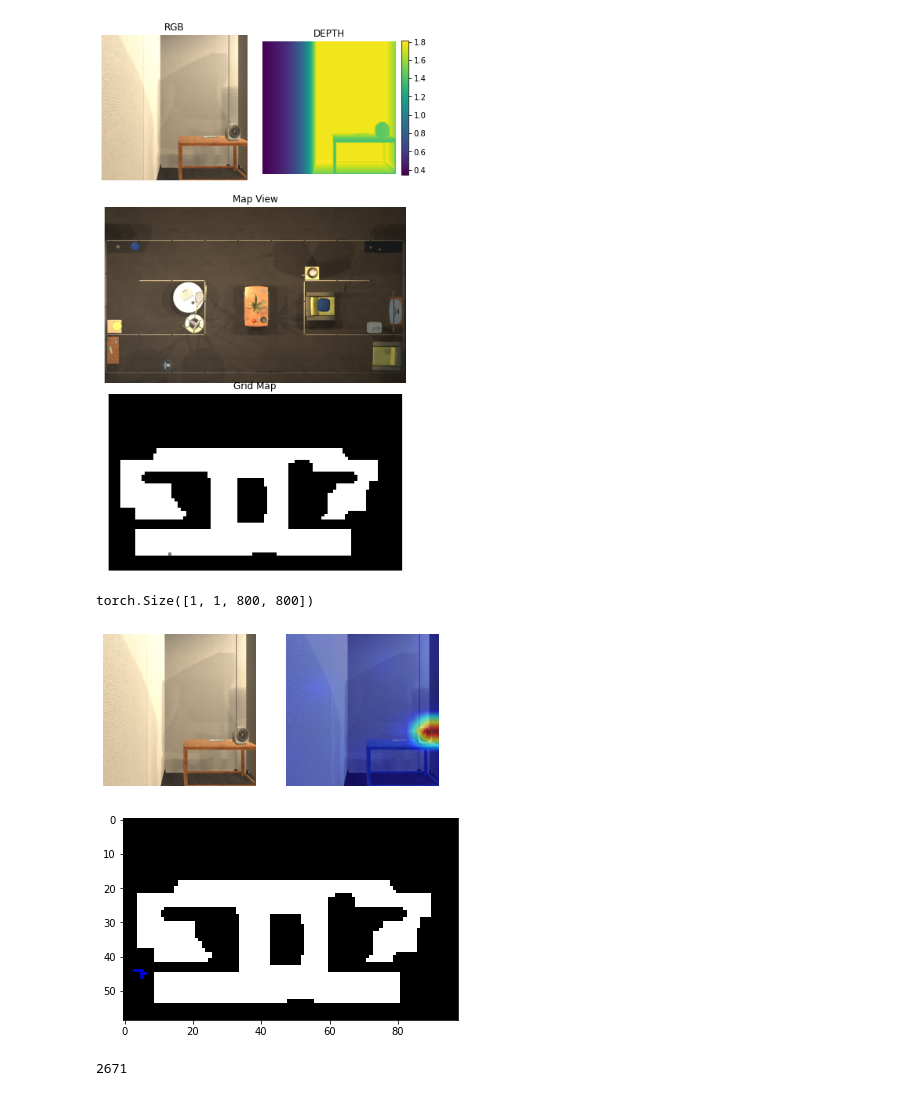
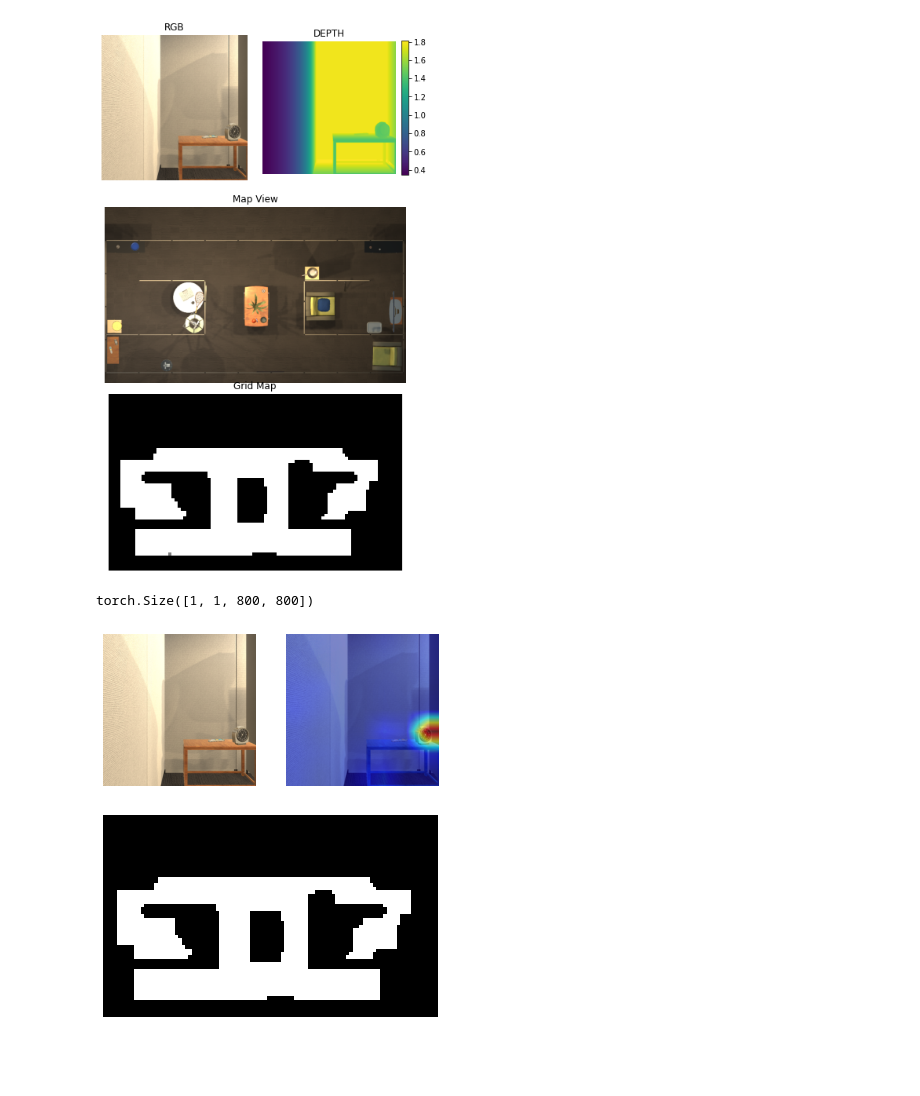
Before and after one commit to jeongeun980906/CoW-Reproduce, a Jupyter notebook: localization.ipynb, the cells around one changed output. Saved outputs shown, nothing was run; the diff lists cells and outputs as text; code cells hidden in the pictures; blank space fills up the shorter version.

```diff
--- a/localization.ipynb
+++ b/localization.ipynb
@@ -122,17 +122,14 @@ proj = attn2map(sm.gridmap)
 (418, 713, 3)
 [figure]
 # %%
-text = 'alarm clock'
+text = 'remote control'
 img= controller.last_event.frame
 clip_gradcam.set_text(text)
 attn,norm_attn = clip_gradcam.run(img)
 
+proj.reset()
 proj.transform(attn,controller,sm)
 # %% [output]
 torch.Size([1, 1, 800, 800])
-[figure, old version]
+[figure, new version]
-[figure, old version]
+[figure, new version]
-# %%
-sum(sum(attn>0.075))
-# %% [output]
-2671
```
Also changed, not shown: parts of 5 cells of this notebook, 5 other files.
